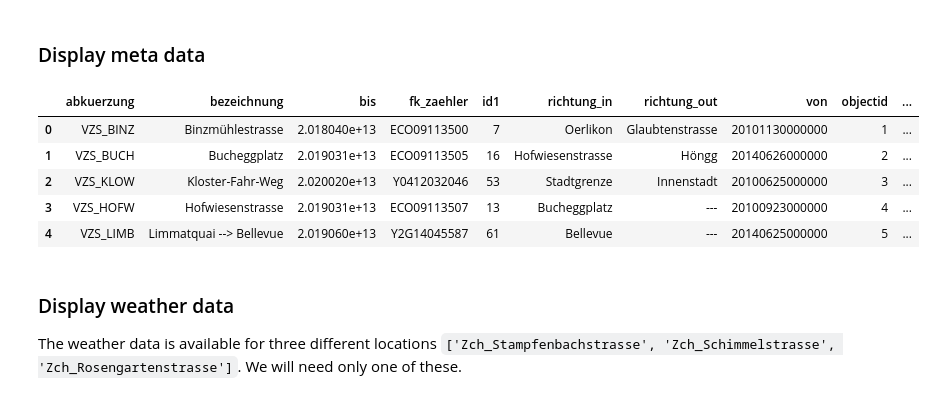
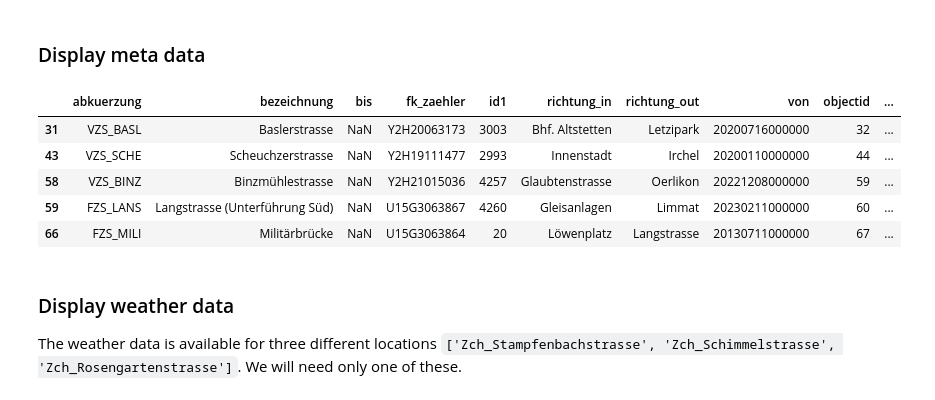
Before and after one commit to Phipsi/esc403, a Jupyter notebook: src/data_preparation.ipynb, the cells around one changed output. Saved outputs shown, nothing was run; the diff lists cells and outputs as text; code cells hidden in the pictures.

```diff
--- a/src/data_preparation.ipynb
+++ b/src/data_preparation.ipynb
@@ -59,14 +59,19 @@ movements2023.head()
 # %%
 # Remove columns that are not needed
 meta.drop(['bis', 'fk_zaehler', 'von'], axis = 1)
+
+# Select most recent records for each 'id1'
+meta = meta[meta['bis'].isnull()]
+
+# Show
 meta.head()
 # %% [output]
 |  | abkuerzung | bezeichnung | bis | fk_zaehler | id1 | richtung_in | richtung_out | von | objectid | ... |
-| 0 | VZS_BINZ | Binzmühlestrasse | 2.018040e+13 | ECO09113500 | 7 | Oerlikon | Glaubtenstrasse | 20101130000000 | 1 | ... |
-| 1 | VZS_BUCH | Bucheggplatz | 2.019031e+13 | ECO09113505 | 16 | Hofwiesenstrasse | Höngg | 20140626000000 | 2 | ... |
-| 2 | VZS_KLOW | Kloster-Fahr-Weg | 2.020020e+13 | Y0412032046 | 53 | Stadtgrenze | Innenstadt | 20100625000000 | 3 | ... |
-| 3 | VZS_HOFW | Hofwiesenstrasse | 2.019031e+13 | ECO09113507 | 13 | Bucheggplatz | --- | 20100923000000 | 4 | ... |
-| 4 | VZS_LIMB | Limmatquai --> Bellevue | 2.019060e+13 | Y2G14045587 | 61 | Bellevue | --- | 20140625000000 | 5 | ... |
+| 31 | VZS_BASL | Baslerstrasse | NaN | Y2H20063173 | 3003 | Bhf. Altstetten | Letzipark | 20200716000000 | 32 | ... |
+| 43 | VZS_SCHE | Scheuchzerstrasse | NaN | Y2H19111477 | 2993 | Innenstadt | Irchel | 20200110000000 | 44 | ... |
+| 58 | VZS_BINZ | Binzmühlestrasse | NaN | Y2H21015036 | 4257 | Glaubtenstrasse | Oerlikon | 20221208000000 | 59 | ... |
+| 59 | FZS_LANS | Langstrasse (Unterführung Süd) | NaN | U15G3063867 | 4260 | Gleisanlagen | Limmat | 20230211000000 | 60 | ... |
+| 66 | FZS_MILI | Militärbrücke | NaN | U15G3063864 | 20 | Löwenplatz | Langstrasse | 20130711000000 | 67 | ... |
 # %% [markdown]
 ### Display weather data
 The weather data is available for three different locations `['Zch_Stampfenbachstrasse', 'Zch_Schimmelstrasse', 'Zch_Rosengartenstrasse']`. We will need only one of these.
```
Also changed, not shown: parts of 1 cell of this notebook, 1 other file.
